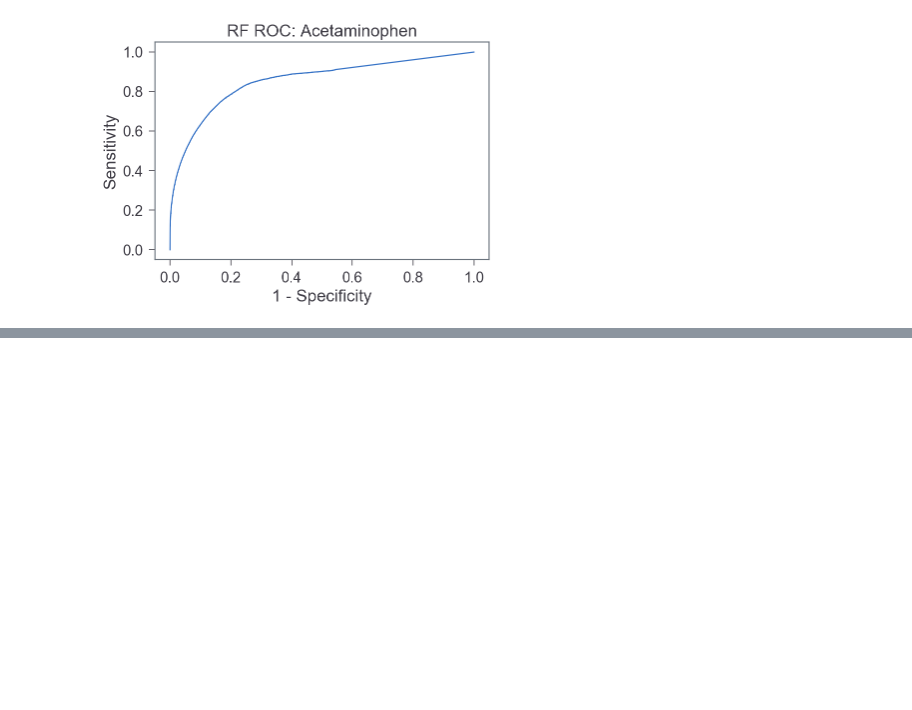
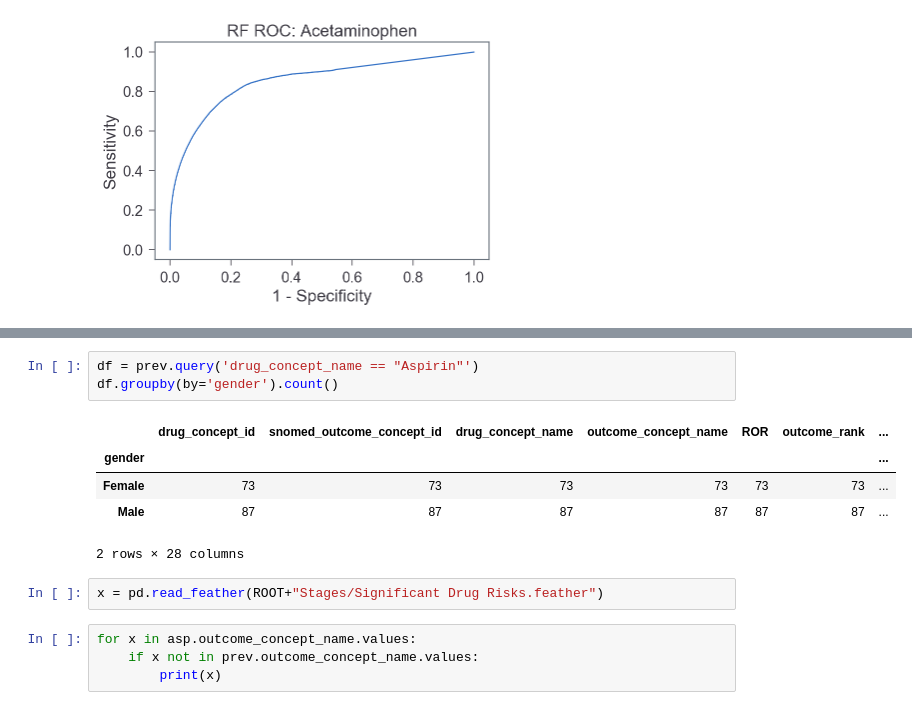
Before and after one commit to tatonetti-lab/sex_risks, a Jupyter notebook: Drugs with Sex Risks.ipynb, the cells around one changed output, grey strips where cells are left out. Drawn from its saved outputs; the diff is of its cells as text; blank space fills up the shorter version.

Commit message:
Initial SQL work for Snomed-Meddra

```diff
--- a/Drugs with Sex Risks.ipynb
+++ b/Drugs with Sex Risks.ipynb
@@ -3180,0 +3462,15 @@ plt.savefig("{}/RF ROC".format(drug))
+# %%
+df = prev.query('drug_concept_name == "Aspirin"')
+df.groupby(by='gender').count()
+# %% [output]
+|  | drug_concept_id | snomed_outcome_concept_id | drug_concept_name | outcome_concept_name | ROR | outcome_rank | ... |
+| gender |  |  |  |  |  |  | ... |
+| Female | 73 | 73 | 73 | 73 | 73 | 73 | ... |
+| Male | 87 | 87 | 87 | 87 | 87 | 87 | ... |
+2 rows × 28 columns
+# %%
+x = pd.read_feather(ROOT+"Stages/Significant Drug Risks.feather")
+# %%
+for x in asp.outcome_concept_name.values:
+    if x not in prev.outcome_concept_name.values:
+        print(x)
```
Also changed, not shown: parts of 35 cells of this notebook, 4 other files.
